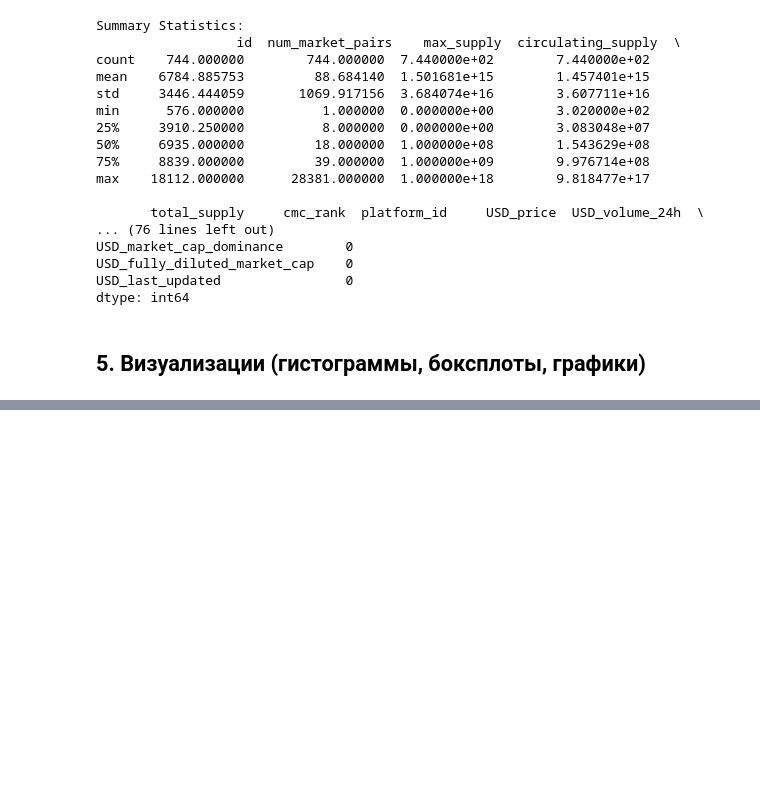
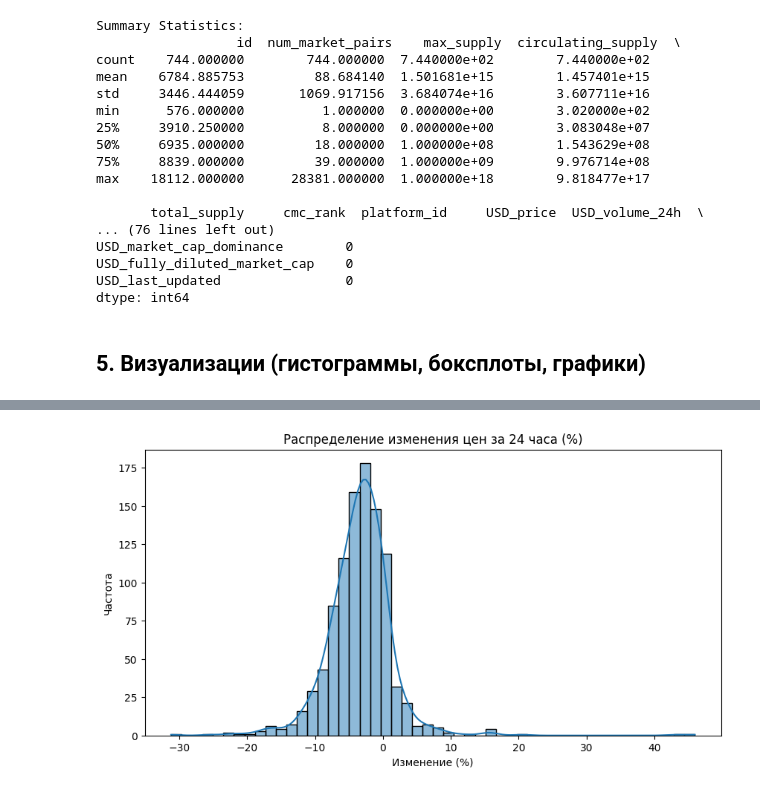
Before and after one commit to LogosAoi/Analysis_dataset, a Jupyter notebook: Проект_1_-_Анализ_датасета_с_визуализациями.ipynb, the cells around one changed output, grey strips where cells are left out. Drawn from its saved outputs; the diff is of its cells as text; code cells hidden in the pictures; blank space fills up the shorter version.

```diff
--- a/Проект_1_-_Анализ_датасета_с_визуализациями.ipynb
+++ b/Проект_1_-_Анализ_датасета_с_визуализациями.ipynb
@@ -148,0 +168,10 @@ plt.show()
+# %%
+# Гистограмма изменения цен за 24 часа
+plt.figure(figsize=(10, 5))
+sns.histplot(data['USD_percent_change_24h'], bins=50, kde=True)
+plt.title('Распределение изменения цен за 24 часа (%)')
+plt.xlabel('Изменение (%)')
+plt.ylabel('Частота')
+plt.show()
+# %% [output]
+[figure, added]
```
Also changed, not shown: parts of 7 cells of this notebook.
